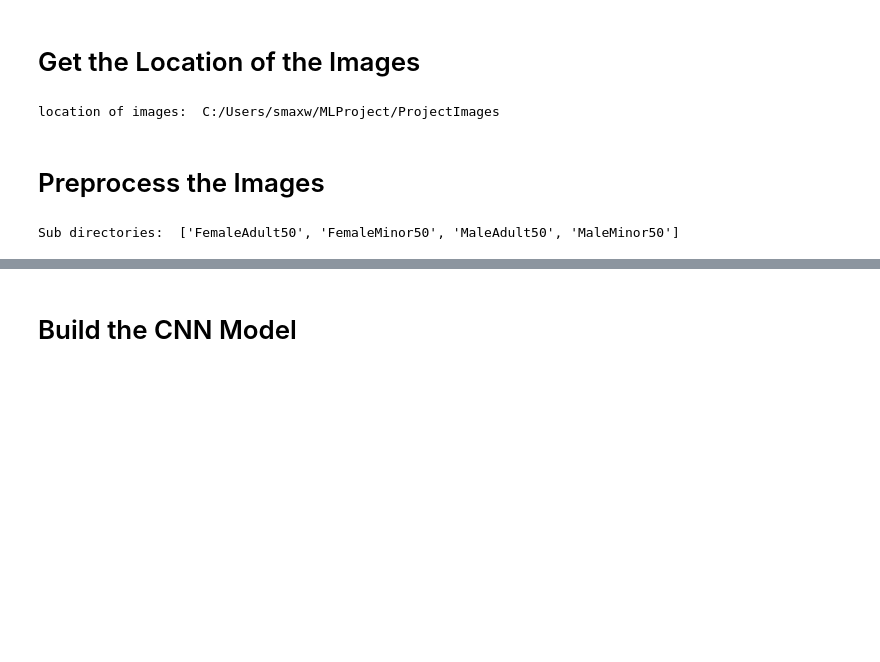
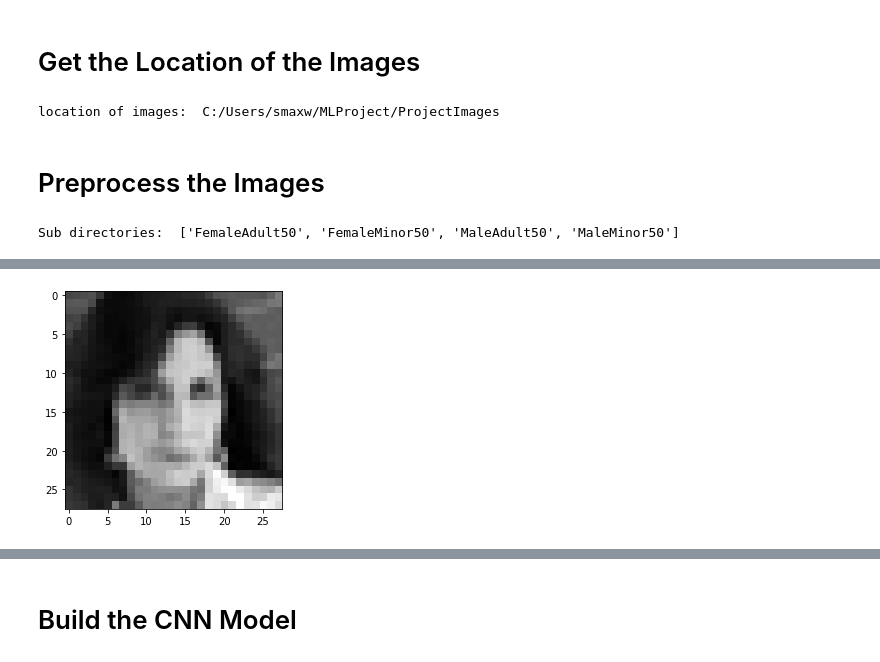
Before and after one commit to Sean-Maxwell/MLProject, a Jupyter notebook: AgeRecognition.ipynb, the cells around one changed output, grey strips where cells are left out. Saved outputs shown, nothing was run; the diff lists cells and outputs as text; code cells hidden in the pictures; blank space fills up the shorter version.

```diff
--- a/AgeRecognition.ipynb
+++ b/AgeRecognition.ipynb
@@ -208,0 +90,89 @@ X:  [[[[ 64.]
+# %%
+# fix random seed for reproducibility
+seed = 1
+np.random.seed(seed)
+tf.random.set_seed(seed)
+
+# setting width and height to 28
+w = 28
+h = 28
+
+# Load data
+X =[]
+Y =[]
+
+for filename in glob.glob(r'C:\Users\smaxw\MLProject\ProjectImages/FemaleAdult50/*.*'):
+    # Convert each image to greay scale
+    im=Image.open(filename).convert('L')
+    # Resize the images
+    im = im.resize((w,h),Image.ANTIALIAS)
+    #Show each image for the CA
+    plt.imshow(im, cmap=plt.cm.gray)
+    plt.show()
+    # Convert to numpy array
+    arr = np.array(im)
+    # add images and class to the two lists
+    X.append(arr)
+    Y.append(1)  # Jack russel class
+
+# same below
+for filename in glob.glob(r'C:\Users\smaxw\MLProject\ProjectImages/FemaleMinor50/*.*'):
+    im=Image.open(filename).convert('L')
+    im = im.resize((w,h),Image.ANTIALIAS)
+    plt.imshow(im, cmap=plt.cm.gray)
+    plt.show()
+    arr = np.array(im)
+    X.append(arr)
+    Y.append(2)  # Ridgeback class
+
+for filename in glob.glob(r'C:\Users\smaxw\MLProject\ProjectImages/MaleAdult50/*.*'):
+    im=Image.open(filename).convert('L')
+    im = im.resize((w,h),Image.ANTIALIAS)
+    plt.imshow(im, cmap=plt.cm.gray)
+    plt.show()
+    arr = np.array(im)
+    X.append(arr)
+    Y.append(3)  # Ridgeback class
+
+for filename in glob.glob(r'C:\Users\smaxw\MLProject\ProjectImages/MaleMinor50/*.*'):
+    im=Image.open(filename).convert('L')
+    im = im.resize((w,h),Image.ANTIALIAS)
+    plt.imshow(im, cmap=plt.cm.gray)
+    plt.show()
+    arr = np.array(im)
+    X.append(arr)
+    Y.append(4)  # Ridgeback class
+
+# Convert to NP array
+X = np.array(X)
+
+# reshape to be [samples][channels][width][height]
+#X = X.reshape(X.shape[0], 1, w, h).astype('float32')
+X = X.reshape(X.shape[0], h, w, 1).astype('float32')
+
+print('Number of images: ', X.shape[0])
+print('Height of images: ', h)
+print('Width of images: ', w)
+print('Number of image channels:',1)
+
+print('\nNHWC shape is: ', X.shape[0], h, w, 1)
+print('X: ', X)
+
+
+# Normalize the data
+X = X /255
+
+# one hot encode outputs
+Y = np.array(Y)
+
+# randomize the data set - numpy arrays
+randomize = np.arange(len(X))
+np.random.shuffle(randomize)
+X = X[randomize]
+Y = Y[randomize]
+
+
+Y = to_categorical(Y)
+num_classes = Y.shape[1]
+# %% [output]
+[figure, added]
```
Also changed, not shown: parts of 6 cells of this notebook.
